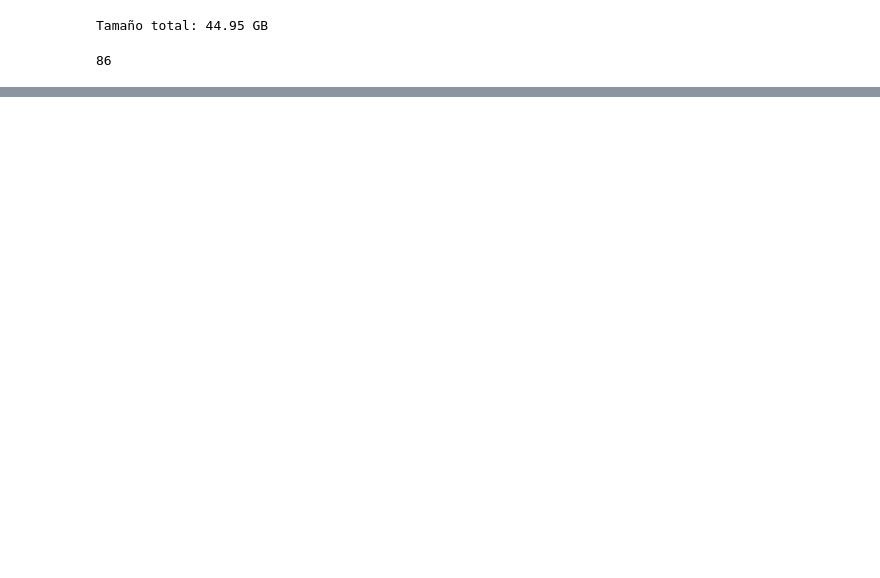
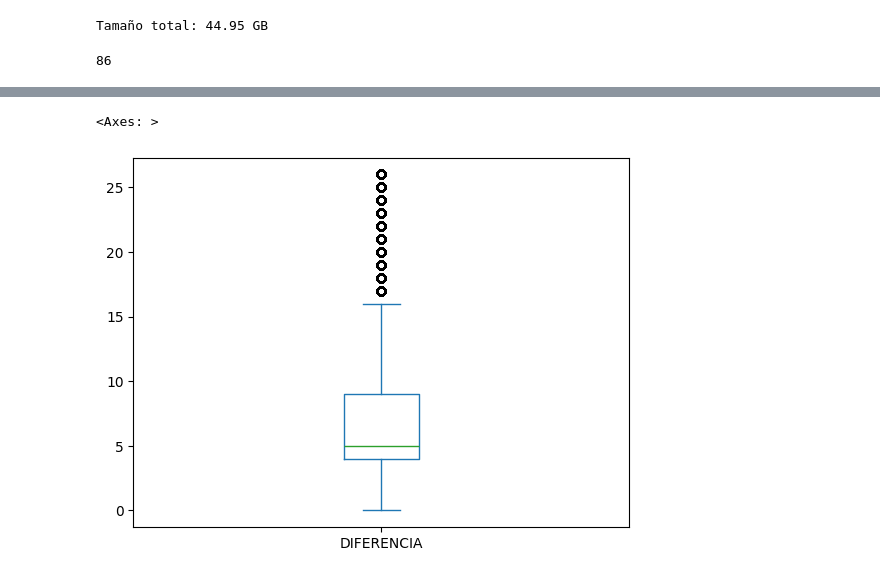
Before and after one commit to maherreramu/ps, a Jupyter notebook: digest_ingresos.ipynb, the cells around one changed output, grey strips where cells are left out. Saved outputs shown, nothing was run; the diff lists cells and outputs as text; code cells hidden in the pictures; blank space fills up the shorter version.

```diff
--- a/digest_ingresos.ipynb
+++ b/digest_ingresos.ipynb
@@ -123,0 +169,12 @@ ingresos_ultimos_20d_2024 = pd.read_csv('ingresos_ultimos_20d_2024.csv')
+# %%
+Q1 = ingresos_ultimos_20d_2024['DIFERENCIA'].quantile(0.25)
+Q3 = ingresos_ultimos_20d_2024['DIFERENCIA'].quantile(0.75)
+IQR = Q3 - Q1
+
+filtro = (ingresos_ultimos_20d_2024['DIFERENCIA'] >= Q1 - 1.5 * IQR) & (ingresos_ultimos_20d_2024['DIFERENCIA'] <= Q3 + 1.5 * IQR)
+ingresos_ultimos_20d_2024_filtrado = ingresos_ultimos_20d_2024.loc[filtro]
+# %%
+ingresos_ultimos_20d_2024_filtrado['DIFERENCIA'].plot(kind='box')
+# %% [output]
+<Axes: >
+[figure, added]
```
Also changed, not shown: parts of 16 cells of this notebook, 1 other file.
